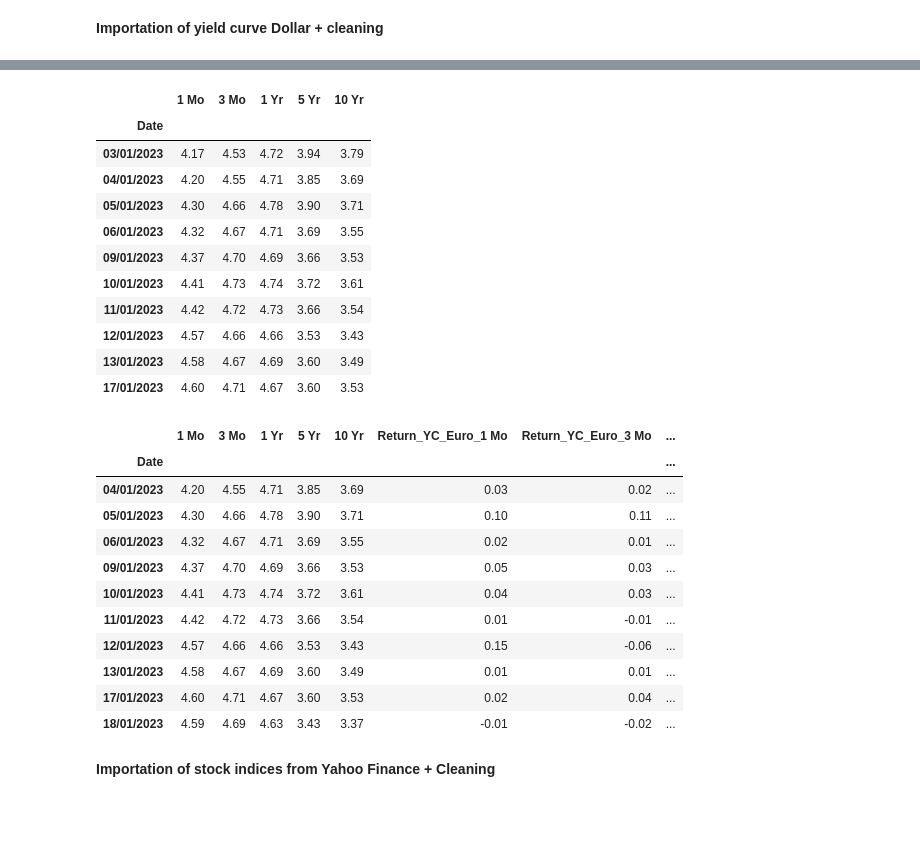
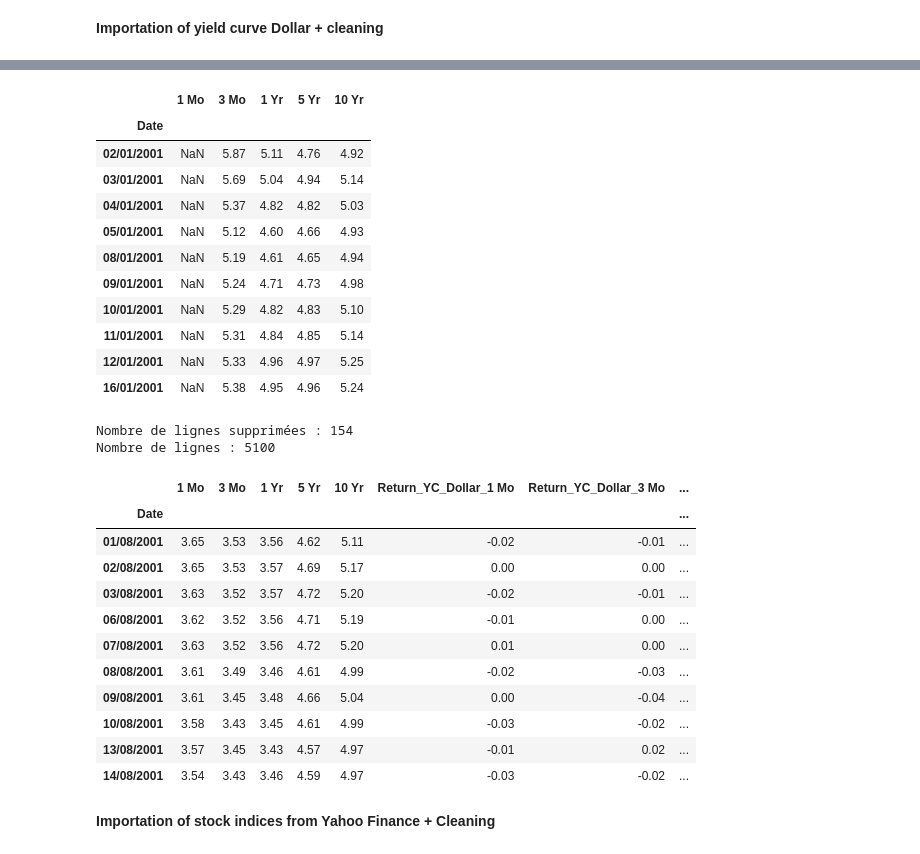
Before and after one commit to SamyaAmernis/Projet-DDEFI-2023-2024, a Jupyter notebook: ProjetBNPcopy.ipynb, the cells around one changed output, grey strips where cells are left out. Drawn from its saved outputs; the diff is of its cells as text; code cells hidden in the pictures; blank space fills up the shorter version.

Commit message:
ajout courbe dollar sur  20 ans + data analyse

```diff
--- a/ProjetBNPcopy.ipynb
+++ b/ProjetBNPcopy.ipynb
@@ -32,10 +35,10 @@ response = requests.get(url, headers={'Accept': 'text/csv'})
 response.raise_for_status()
 df = pd.read_csv(io.StringIO(response.text), parse_dates=['TIME_PERIOD'], index_col=['TIME_PERIOD'])
 # %%
-df = df[["KEY", "OBS_VALUE"]].pivot(columns="KEY", values="OBS_VALUE").rename(columns = {"YC.B.U2.EUR.4F.G_N_A.SV_C_YM.SR_10Y" : "10 Yr",
+df = df[["KEY", "OBS_VALUE"]].pivot(columns="KEY", values="OBS_VALUE").rename(columns = {"YC.B.U2.EUR.4F.G_N_A.SV_C_YM.SR_30Y" : "30 Yr", "YC.B.U2.EUR.4F.G_N_A.SV_C_YM.SR_10Y" : "10 Yr",
                                                 "YC.B.U2.EUR.4F.G_N_A.SV_C_YM.SR_5Y" : "5 Yr",
                                                 "YC.B.U2.EUR.4F.G_N_A.SV_C_YM.SR_1Y" : "1 Yr",
-                                                "YC.B.U2.EUR.4F.G_N_A.SV_C_YM.SR_3M" : "3 Mo"}).reindex(columns=["3 Mo", "1 Yr", "5 Yr", "10 Yr"])
+                                                "YC.B.U2.EUR.4F.G_N_A.SV_C_YM.SR_3M" : "3 Mo"}).reindex(columns=["3 Mo", "1 Yr", "5 Yr", "10 Yr", "30 Yr"])
 
 df.index = df.index.strftime(date_format)
 df.index.names = ['Date']
@@ -58,0 +62,6 @@ Date
+# %%
+for x in ['3 Mo', '1 Yr', '5 Yr', '10 Yr', '30 Yr']:
+    df[f'Return_YC_Euro_{x}'] = df[x] - df[x].shift(1)
+df.dropna(inplace=True)
+
+df.head(10)
@@ -59,7 +97,7 @@ Date
 # %% [markdown]
 **Importation of yield curve Dollar + cleaning**
 # %%
-dftaux_Dollar = pd.read_csv(filepath_or_buffer = './Courbe de taux 2023 $.csv',sep = ',', parse_dates=['Date'], index_col=['Date']).sort_index(ascending=True)
+dftaux_Dollar = pd.read_csv(filepath_or_buffer = './Courbe de taux $.csv',sep = ',', parse_dates=['Date'], index_col=['Date']).sort_index(ascending=True)
 # %%
 dftaux_Dollar.index = dftaux_Dollar.index.strftime(date_format)
 dftaux_Dollar.head(10)
@@ -82,35 +120,44 @@ dftaux_Dollar.head(10)
 # %% [output]
 |  | 1 Mo | 3 Mo | 1 Yr | 5 Yr | 10 Yr |
 | Date |  |  |  |  |  |
-| 03/01/2023 | 4.17 | 4.53 | 4.72 | 3.94 | 3.79 |
-| 04/01/2023 | 4.20 | 4.55 | 4.71 | 3.85 | 3.69 |
-| 05/01/2023 | 4.30 | 4.66 | 4.78 | 3.90 | 3.71 |
-| 06/01/2023 | 4.32 | 4.67 | 4.71 | 3.69 | 3.55 |
-| 09/01/2023 | 4.37 | 4.70 | 4.69 | 3.66 | 3.53 |
-| 10/01/2023 | 4.41 | 4.73 | 4.74 | 3.72 | 3.61 |
-| 11/01/2023 | 4.42 | 4.72 | 4.73 | 3.66 | 3.54 |
-| 12/01/2023 | 4.57 | 4.66 | 4.66 | 3.53 | 3.43 |
-| 13/01/2023 | 4.58 | 4.67 | 4.69 | 3.60 | 3.49 |
-| 17/01/2023 | 4.60 | 4.71 | 4.67 | 3.60 | 3.53 |
+| 02/01/2001 | NaN | 5.87 | 5.11 | 4.76 | 4.92 |
+| 03/01/2001 | NaN | 5.69 | 5.04 | 4.94 | 5.14 |
+| 04/01/2001 | NaN | 5.37 | 4.82 | 4.82 | 5.03 |
+| 05/01/2001 | NaN | 5.12 | 4.60 | 4.66 | 4.93 |
+| 08/01/2001 | NaN | 5.19 | 4.61 | 4.65 | 4.94 |
+| 09/01/2001 | NaN | 5.24 | 4.71 | 4.73 | 4.98 |
+| 10/01/2001 | NaN | 5.29 | 4.82 | 4.83 | 5.10 |
+| 11/01/2001 | NaN | 5.31 | 4.84 | 4.85 | 5.14 |
+| 12/01/2001 | NaN | 5.33 | 4.96 | 4.97 | 5.25 |
+| 16/01/2001 | NaN | 5.38 | 4.95 | 4.96 | 5.24 |
 # %%
+nombre_lignes_avant = len(dftaux_Dollar)
+
 for x in ['1 Mo', '3 Mo', '1 Yr', '5 Yr', '10 Yr']:
-    dftaux_Dollar[f'Return_YC_Euro_{x}'] = dftaux_Dollar[x] - dftaux_Dollar[x].shift(1)
+    dftaux_Dollar[f'Return_YC_Dollar_{x}'] = dftaux_Dollar[x] - dftaux_Dollar[x].shift(1)
 dftaux_Dollar.dropna(inplace=True)
 
+nombre_lignes_apres = len(dftaux_Dollar)
+lignes_supprimees = nombre_lignes_avant - nombre_lignes_apres
+
+print(f"Nombre de lignes supprimées : {lignes_supprimees}")
+print(f"Nombre de lignes : {len(dftaux_Dollar)}")
 dftaux_Dollar.head(10)
 # %% [output]
+Nombre de lignes supprimées : 154
+Nombre de lignes : 5100
-|  | 1 Mo | 3 Mo | 1 Yr | 5 Yr | 10 Yr | Return_YC_Euro_1 Mo | Return_YC_Euro_3 Mo | ... |
+|  | 1 Mo | 3 Mo | 1 Yr | 5 Yr | 10 Yr | Return_YC_Dollar_1 Mo | Return_YC_Dollar_3 Mo | ... |
 | Date |  |  |  |  |  |  |  | ... |
-| 04/01/2023 | 4.20 | 4.55 | 4.71 | 3.85 | 3.69 | 0.03 | 0.02 | ... |
-| 05/01/2023 | 4.30 | 4.66 | 4.78 | 3.90 | 3.71 | 0.10 | 0.11 | ... |
-| 06/01/2023 | 4.32 | 4.67 | 4.71 | 3.69 | 3.55 | 0.02 | 0.01 | ... |
-| 09/01/2023 | 4.37 | 4.70 | 4.69 | 3.66 | 3.53 | 0.05 | 0.03 | ... |
-| 10/01/2023 | 4.41 | 4.73 | 4.74 | 3.72 | 3.61 | 0.04 | 0.03 | ... |
-| 11/01/2023 | 4.42 | 4.72 | 4.73 | 3.66 | 3.54 | 0.01 | -0.01 | ... |
-| 12/01/2023 | 4.57 | 4.66 | 4.66 | 3.53 | 3.43 | 0.15 | -0.06 | ... |
-| 13/01/2023 | 4.58 | 4.67 | 4.69 | 3.60 | 3.49 | 0.01 | 0.01 | ... |
-| 17/01/2023 | 4.60 | 4.71 | 4.67 | 3.60 | 3.53 | 0.02 | 0.04 | ... |
-| 18/01/2023 | 4.59 | 4.69 | 4.63 | 3.43 | 3.37 | -0.01 | -0.02 | ... |
+| 01/08/2001 | 3.65 | 3.53 | 3.56 | 4.62 | 5.11 | -0.02 | -0.01 | ... |
+| 02/08/2001 | 3.65 | 3.53 | 3.57 | 4.69 | 5.17 | 0.00 | 0.00 | ... |
+| 03/08/2001 | 3.63 | 3.52 | 3.57 | 4.72 | 5.20 | -0.02 | -0.01 | ... |
+| 06/08/2001 | 3.62 | 3.52 | 3.56 | 4.71 | 5.19 | -0.01 | 0.00 | ... |
+| 07/08/2001 | 3.63 | 3.52 | 3.56 | 4.72 | 5.20 | 0.01 | 0.00 | ... |
+| 08/08/2001 | 3.61 | 3.49 | 3.46 | 4.61 | 4.99 | -0.02 | -0.03 | ... |
+| 09/08/2001 | 3.61 | 3.45 | 3.48 | 4.66 | 5.04 | 0.00 | -0.04 | ... |
+| 10/08/2001 | 3.58 | 3.43 | 3.45 | 4.61 | 4.99 | -0.03 | -0.02 | ... |
+| 13/08/2001 | 3.57 | 3.45 | 3.43 | 4.57 | 4.97 | -0.01 | 0.02 | ... |
+| 14/08/2001 | 3.54 | 3.43 | 3.46 | 4.59 | 4.97 | -0.03 | -0.02 | ... |
 # %% [markdown]
 **Importation of stock indices from Yahoo Finance + Cleaning**
 # %% [markdown]
```
Also changed, not shown: parts of 22 cells of this notebook.
